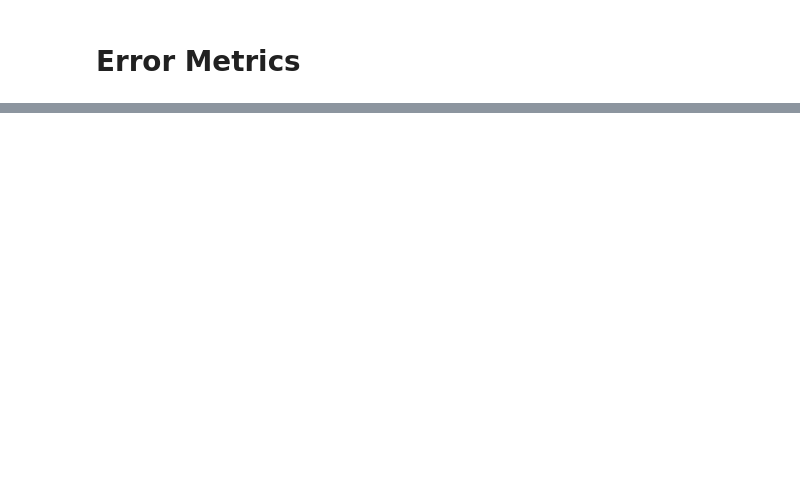
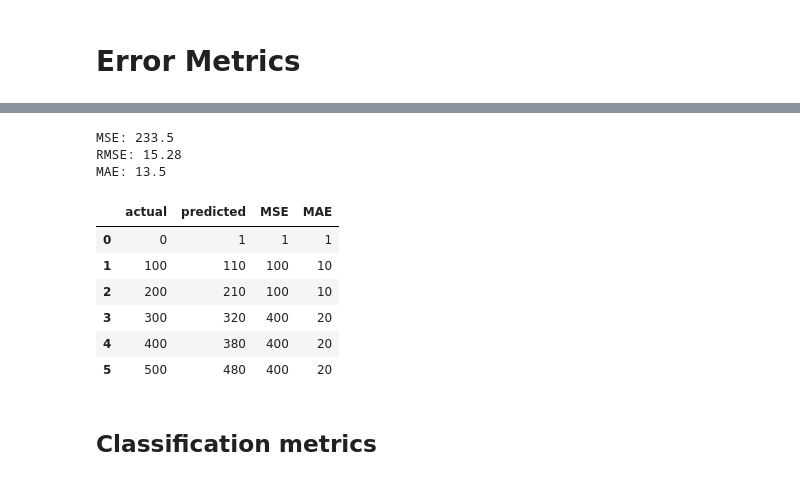
Before and after one commit to Jordanbarker/jordanbarker.github.io, a Jupyter notebook: Jupyter_Notebooks/ErrorMetrics.ipynb, the cells around one changed output, grey strips where cells are left out. Cells and saved outputs as stored; diff of their text form; code cells hidden in the pictures; blank space fills up the shorter version.

```diff
--- a/Jupyter_Notebooks/ErrorMetrics.ipynb
+++ b/Jupyter_Notebooks/ErrorMetrics.ipynb
@@ -50,0 +62,28 @@ df
+# %%
+df = pd.DataFrame({
+    'actual':       [0, 100, 200, 300, 400, 500],
+    'predicted':    [1, 110, 210, 320, 380, 480]
+})
+
+df['MSE'] = (df['actual'] - df['predicted']) ** 2
+# df['RMSE'] = np.sqrt(df['MSE'])
+df['MAE'] = abs(df['actual'] - df['predicted'])
+
+print("MSE:", df['MSE'].mean())
+print(f"RMSE: {np.sqrt(df['MSE'].mean()):.2f}")
+print("MAE:", df['MAE'].mean())
+
+display(df)
+# %% [output]
+MSE: 233.5
+RMSE: 15.28
+MAE: 13.5
+|  | actual | predicted | MSE | MAE |
+| 0 | 0 | 1 | 1 | 1 |
+| 1 | 100 | 110 | 100 | 10 |
+| 2 | 200 | 210 | 100 | 10 |
+| 3 | 300 | 320 | 400 | 20 |
+| 4 | 400 | 380 | 400 | 20 |
+| 5 | 500 | 480 | 400 | 20 |
+# %% [markdown]
+## Classification metrics
```
Also changed, not shown: parts of 10 cells of this notebook.
